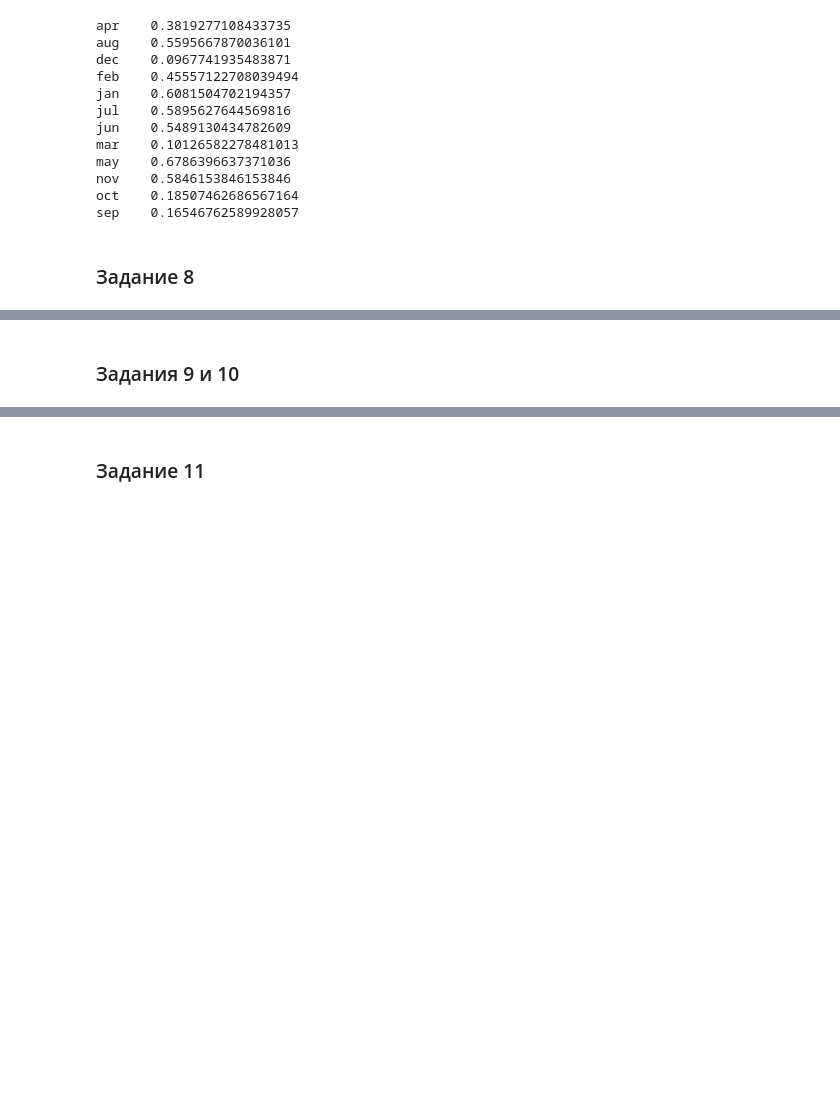
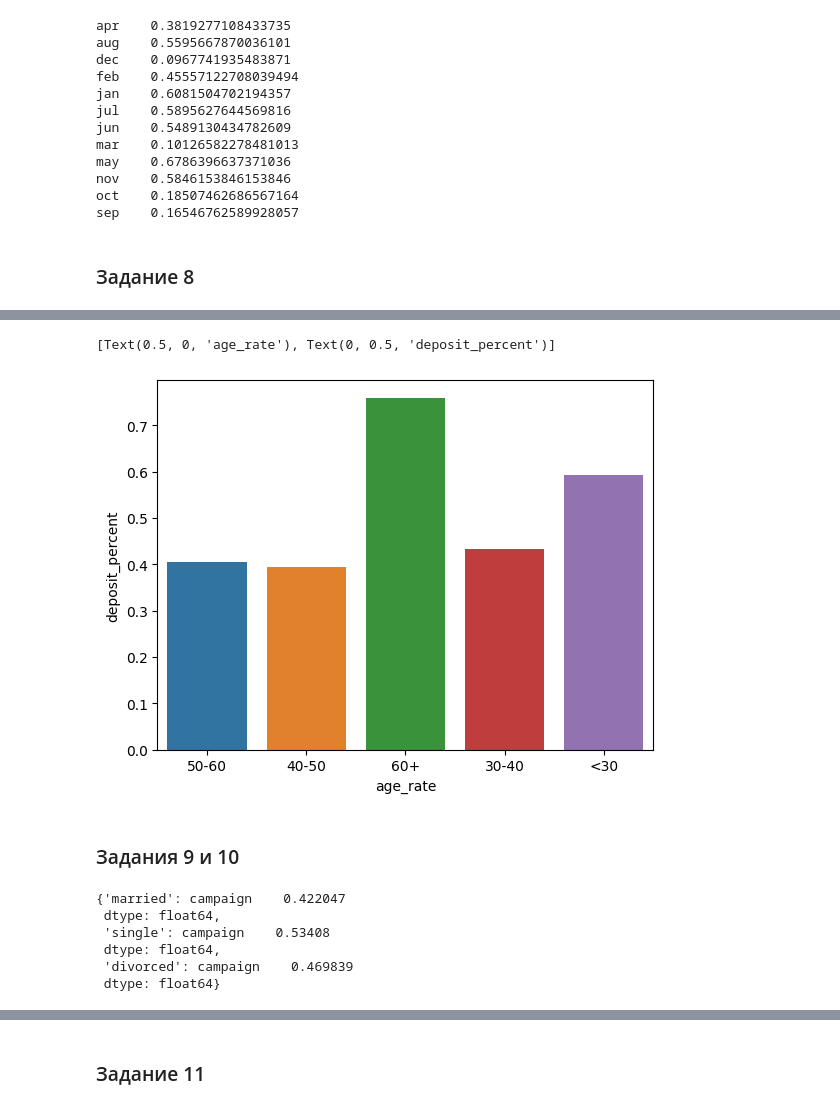
Before and after one commit to eartzhi/lessons, a Jupyter notebook: project_4/Project_4_ML.ipynb, the cells around one changed output, grey strips where cells are left out. Cells and saved outputs as stored; diff of their text form; code cells hidden in the pictures; blank space fills up the shorter version.

```diff
--- a/project_4/Project_4_ML.ipynb
+++ b/project_4/Project_4_ML.ipynb
@@ -349,3 +349,26 @@ sep    0.16546762589928057
 ### Задание 8
 # %%
 # создайте возрастные группы и определите, в каких группах более склонны открывать депозит, чем отказываться от предложения
+def age(x):
+    if x < 30:
+        return '<30'
+    elif 30 <= x < 40:
+        return '30-40'
+    elif 40 <= x < 50:
+        return '40-50'
+    elif 50 <= x < 60:
+        return '50-60'
+    else:
+        return '60+'
+
+
+
+df['age_text'] = df.age.apply(age)
+# %%
+age_df = pd.pivot_table(data=df[['campaign', 'age_text', 'deposit']], columns=['age_text', 'deposit'], aggfunc='count')
+
+deposit = {}
+for i in df['age_text'].unique():
+    deposit[i] =  age_df[i, 'yes']/(age_df[i, 'yes'] + age_df[i, 'no'])
+
+deposit
@@ -352,4 +386,24 @@ sep    0.16546762589928057
+# %%
+ax = sns.barplot(deposit)
+ax.set(xlabel='age_rate', ylabel='deposit_percent')
+# %% [output]
+[Text(0.5, 0, 'age_rate'), Text(0, 0.5, 'deposit_percent')]
+[figure, added]
 # %% [markdown]
 ### Задания 9 и 10
 # %%
 # постройте визуализации для открывших и неоткрывших депозит в зависимости от семейного статуса
+marital_df = pd.pivot_table(data=df[['campaign', 'marital', 'deposit']], columns=['marital', 'deposit'], aggfunc='count')
+
+deposit = {}
+for i in df['marital'].unique():
+    deposit[i] =  marital_df[i, 'yes']/(marital_df[i, 'yes'] + marital_df[i, 'no'])
+
+deposit
+# %% [output]
+{'married': campaign    0.422047
+ dtype: float64,
+ 'single': campaign    0.53408
+ dtype: float64,
+ 'divorced': campaign    0.469839
+ dtype: float64}
```
Also changed, not shown: parts of 10 cells of this notebook.
